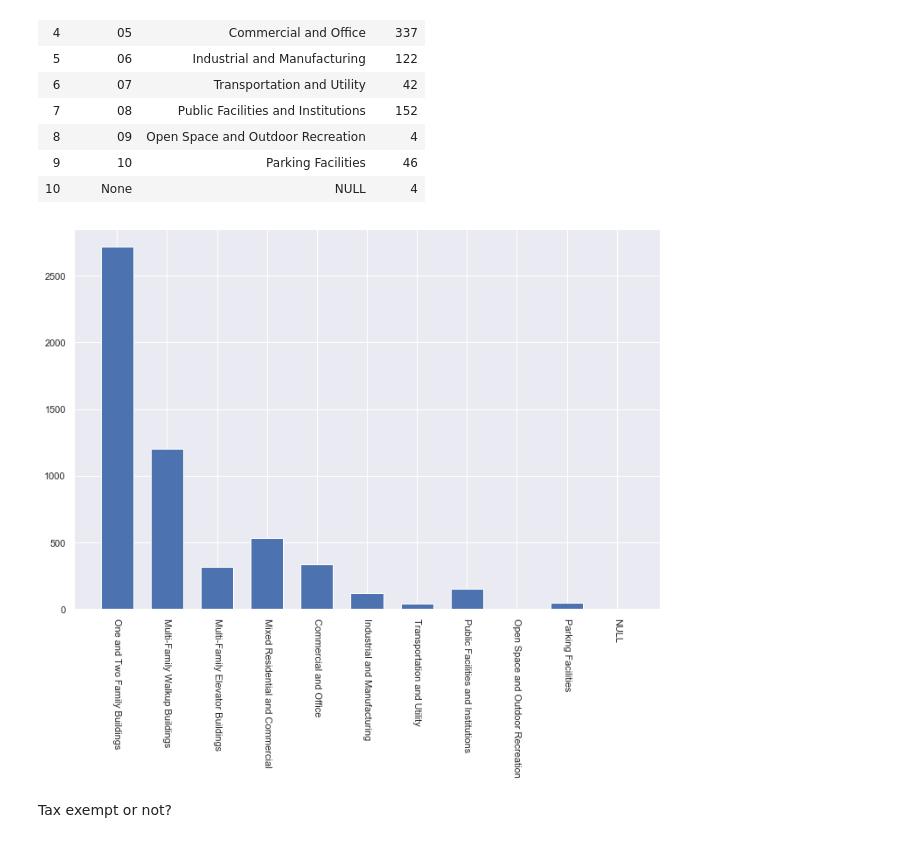
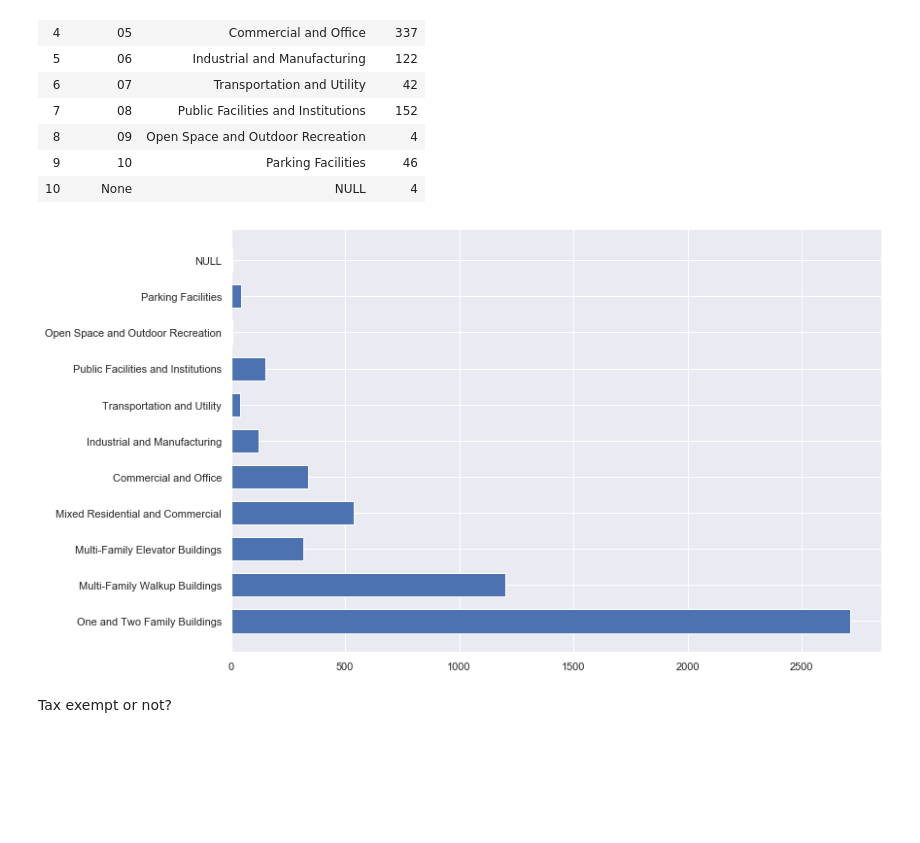
Before and after one commit to NYCPlanning/ann, a Jupyter notebook: proxcode 2020-03/notebooks/ProxCode Analysis.ipynb, the cells around one changed output. Cells and saved outputs as stored; diff of their text form; code cells hidden in the pictures; blank space fills up the shorter version.

Commit message:
reformat charts

```diff
--- a/proxcode 2020-03/notebooks/ProxCode Analysis.ipynb
+++ b/proxcode 2020-03/notebooks/ProxCode Analysis.ipynb
@@ -172,12 +172,12 @@ landuse_breakout
 # %%
 rcParams['figure.figsize'] = 12, 8
 xlist = landuse_breakout['def'].to_list()
 ylist = landuse_breakout['count'].to_list()
-barlist=plt.bar(xlist, ylist, width=.65)
-plt.xticks(rotation=-90)
+barlist=plt.barh(xlist, ylist, height=.65)
+plt.xticks()
 plt.show()
 # %% [output]
-[figure, old version]
+[figure, new version]
 # %% [markdown]
 Tax exempt or not?
 # %%
```
Also changed, not shown: parts of 4 cells of this notebook.
